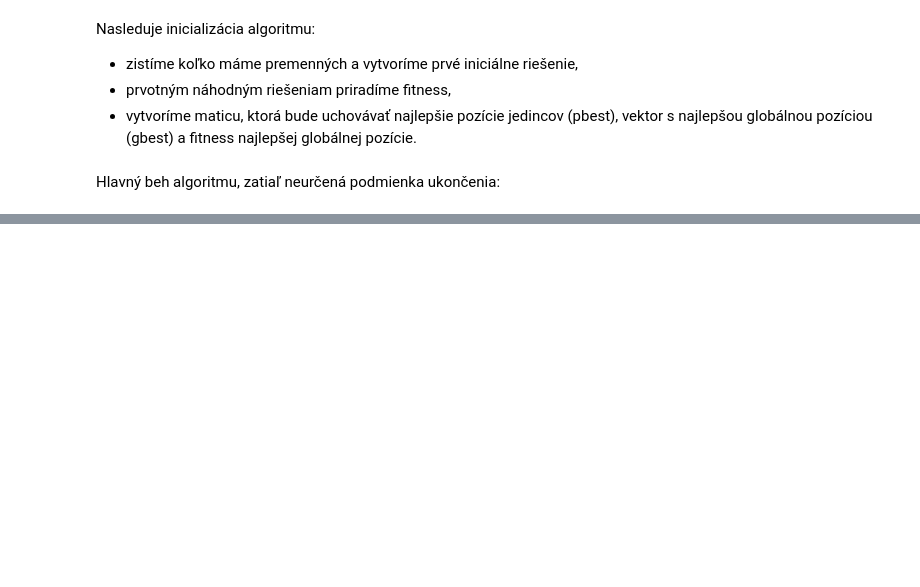
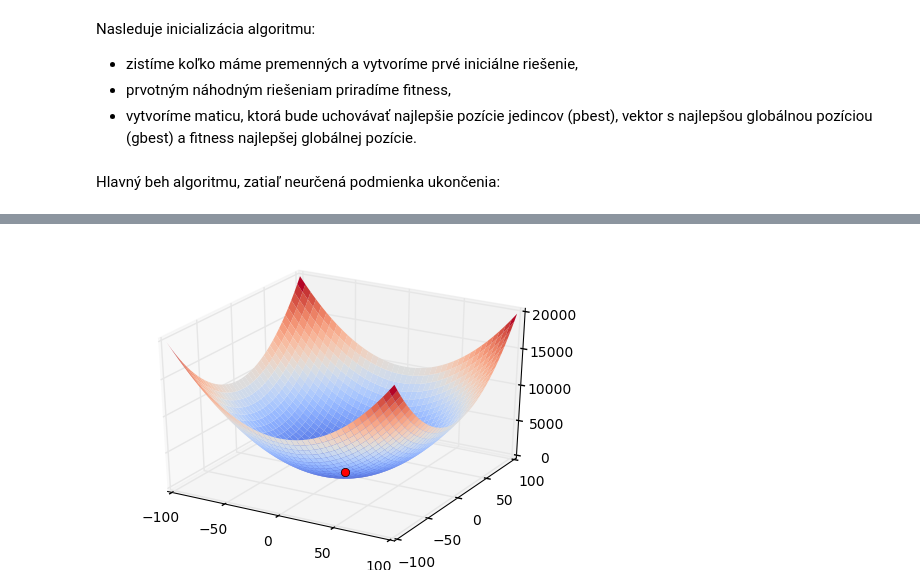
Before and after one commit to Jarino/pso, a Jupyter notebook: PSO.ipynb, the cells around one changed output, grey strips where cells are left out. Saved outputs shown, nothing was run; the diff lists cells and outputs as text; code cells hidden in the pictures; blank space fills up the shorter version.

```diff
--- a/PSO.ipynb
+++ b/PSO.ipynb
@@ -84,0 +93,17 @@ plt.plot(gbest_history)
+# %%
+x = np.arange(-100,100,0.5)
+y = np.arange(-100,100,0.5)
+x, y = np.meshgrid(x,y)
+fig = plt.figure()
+ax = fig.gca(projection='3d')
+surf = ax.plot_surface(x, y, cost_function(x,y), cmap=cm.coolwarm, linewidth=0)
+
+path_x = gbest[0,0]
+path_y = gbest[0,1]
+path_x, path_y = np.meshgrid(path_x, path_y)
+
+point = ax.plot(path_x, path_y, cost_function(path_x, path_y),'--ro')
+
+ax.hold(True)
+# %% [output]
+[figure, added]
```
Also changed, not shown: parts of 10 cells of this notebook.
